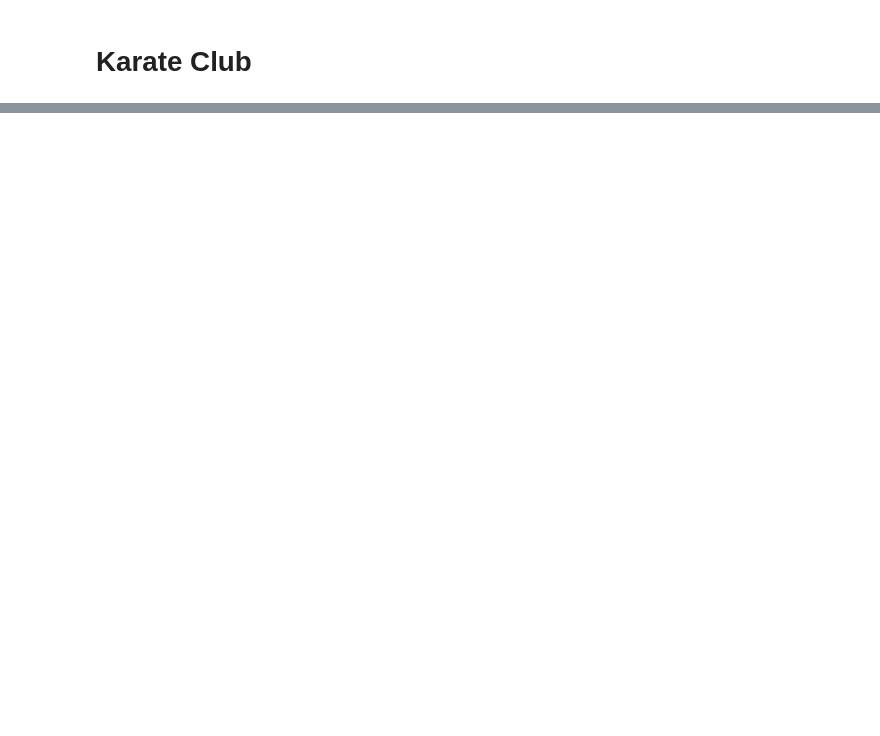
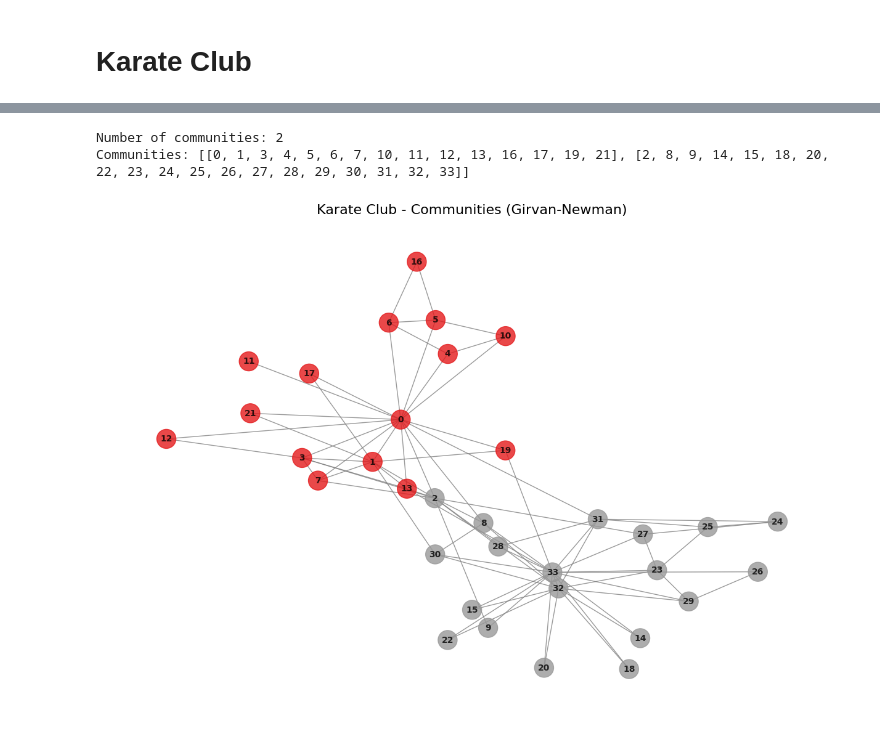
Before and after one commit to andrestobelem/networkscience, a Jupyter notebook: karate_club.ipynb, the cells around one changed output, grey strips where cells are left out. Drawn from its saved outputs; the diff is of its cells as text; code cells hidden in the pictures; blank space fills up the shorter version.

```diff
--- a/karate_club.ipynb
+++ b/karate_club.ipynb
@@ -23,0 +49,52 @@ plt.show()
+# %%
+import networkx as nx
+from networkx.algorithms.community import girvan_newman
+
+# Crear un grafo de ejemplo
+G = nx.karate_club_graph()
+
+# Generador de particiones jerárquicas
+comp = girvan_newman(G)
+
+# Obtener la primera partición (dos comunidades)
+first_level = next(comp)
+comunidades = [list(c) for c in first_level]
+
+print(f"Number of communities: {len(comunidades)}")
+print(f"Communities: {comunidades}")
+
+# Visualización de comunidades con Girvan-Newman
+import matplotlib.pyplot as plt
+
+# Create color map for nodes
+color_map = []
+for node in G.nodes():
+    for i, comm in enumerate(comunidades):
+        if node in comm:
+            color_map.append(i)
+            break
+
+plt.figure(figsize=(12, 8))
+pos = nx.spring_layout(G, seed=42)  # Same layout as before
+
+# Draw the graph with community colors
+nx.draw(
+    G,
+    pos,
+    node_color=color_map,
+    with_labels=True,
+    node_size=500,
+    cmap=plt.cm.Set1,
+    edge_color="gray",
+    alpha=0.8,
+    font_size=10,
+    font_weight="bold",
+)
+
+plt.title("Karate Club - Communities (Girvan-Newman)", fontsize=16)
+plt.tight_layout()
+plt.show()
+# %% [output]
+Number of communities: 2
+Communities: [[0, 1, 3, 4, 5, 6, 7, 10, 11, 12, 13, 16, 17, 19, 21], [2, 8, 9, 14, 15, 18, 20, 22, 23, 24, 25, 26, 27, 28, 29, 30, 31, 32, 33]]
+[figure, added]
```
Also changed, not shown: parts of 1 cell of this notebook.
